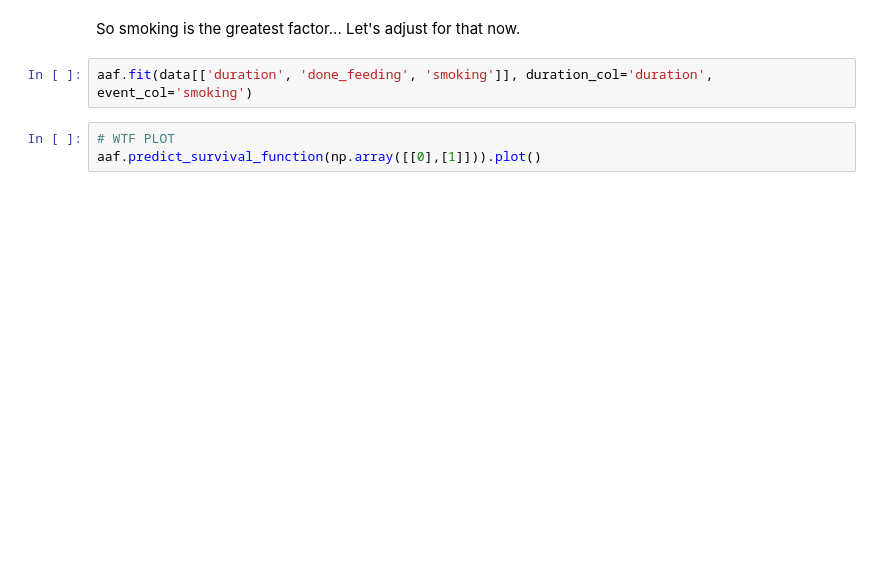
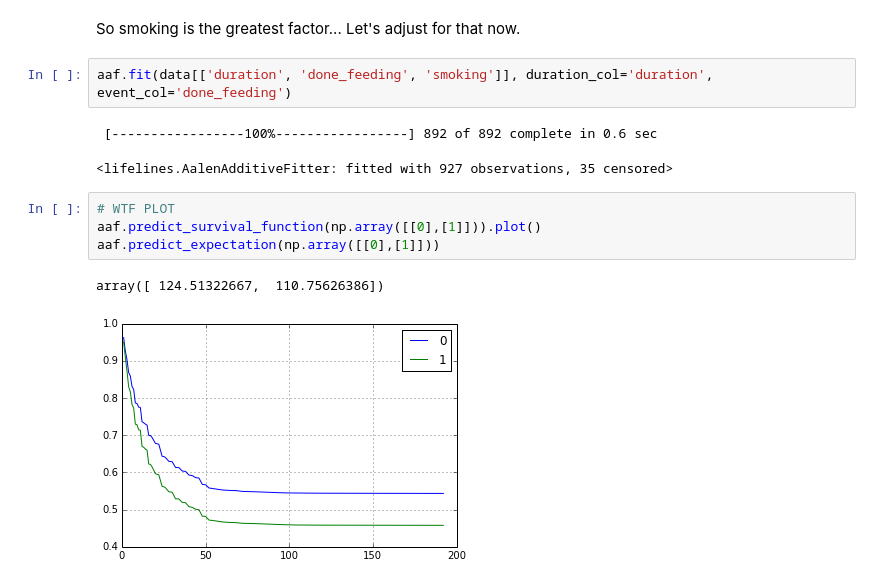
Before and after one commit to eamartin/nlsy_bf, a Jupyter notebook: NLSY Breast Feeding Duration Analysis.ipynb, the cells around one changed output. Drawn from its saved outputs; the diff is of its cells as text; blank space fills up the shorter version.

```diff
--- a/NLSY Breast Feeding Duration Analysis.ipynb
+++ b/NLSY Breast Feeding Duration Analysis.ipynb
@@ -158,10 +206,17 @@ for s in ['age', 'year', 'education']:
 # %% [markdown]
 So smoking is the greatest factor... Let's adjust for that now.
 # %%
-aaf.fit(data[['duration', 'done_feeding', 'smoking']], duration_col='duration', event_col='smoking')
+aaf.fit(data[['duration', 'done_feeding', 'smoking']], duration_col='duration', event_col='done_feeding')
+# %% [output]
+ [-----------------100%-----------------] 892 of 892 complete in 0.6 sec
+<lifelines.AalenAdditiveFitter: fitted with 927 observations, 35 censored>
 # %%
 # WTF PLOT
 aaf.predict_survival_function(np.array([[0],[1]])).plot()
+aaf.predict_expectation(np.array([[0],[1]]))
+# %% [output]
+array([ 124.51322667,  110.75626386])
+[figure, added]
 # %%
 covariates = data['smoking'].values
 smoking_factor = aaf.predict_expectation(np.array([[0], [1]]))
```
Also changed, not shown: parts of 18 cells of this notebook.
